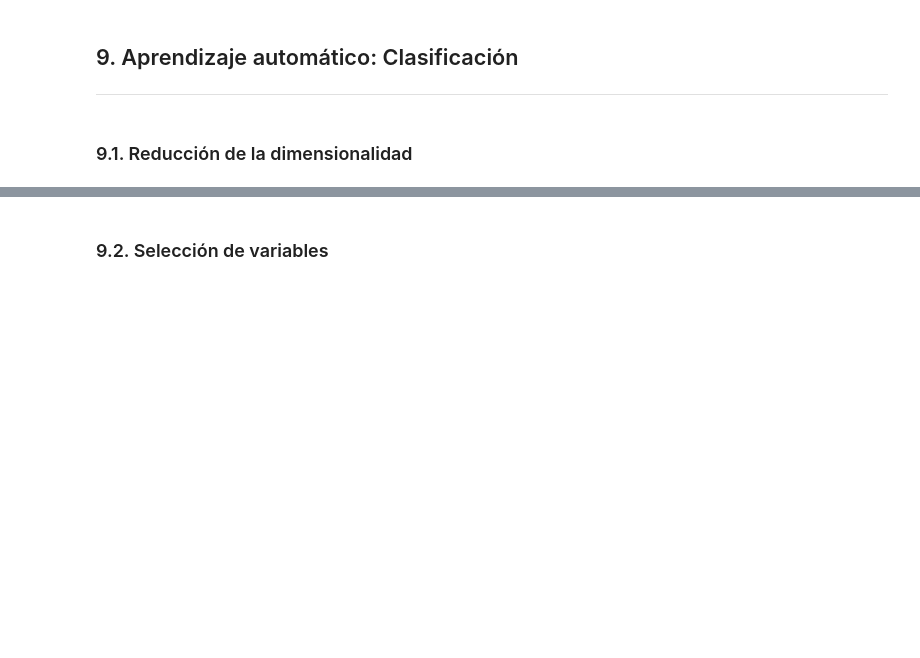
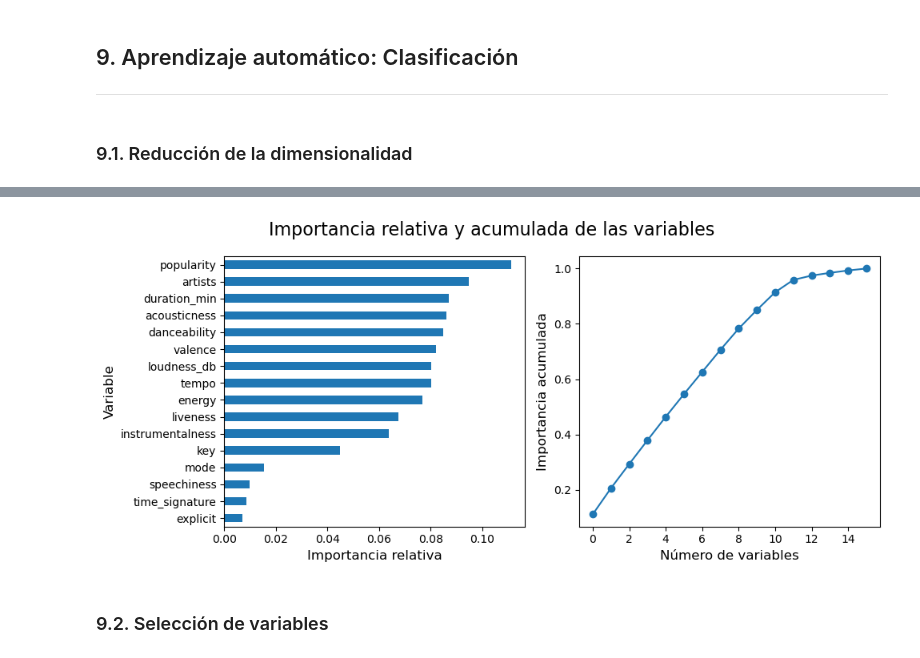
Before and after one commit to MauriJ/Data-Science, a Jupyter notebook: Desafíos/Proyecto final/Proyecto_final_Moran.ipynb, the cells around one changed output, grey strips where cells are left out. Saved outputs shown, nothing was run; the diff lists cells and outputs as text; code cells hidden in the pictures; blank space fills up the shorter version.

```diff
--- a/Desafíos/Proyecto final/Proyecto_final_Moran.ipynb
+++ b/Desafíos/Proyecto final/Proyecto_final_Moran.ipynb
@@ -521,0 +543,9 @@ Se eliminaron las columnas "Unnamed: 0", "track_id" que sólo indica el número
+# %%
+X = df_proc.drop(['track_genre'], axis = 1)
+y = df_proc['track_genre']
+
+X_train, X_test, y_train, y_test = train_test_split(X, y, random_state = 42)
+# %%
+scaler = preprocessing.StandardScaler().fit(X_train)
+X_train_scaled = scaler.transform(X_train)
+X_test_scaled = scaler.transform(X_test)
@@ -526,0 +590,8 @@ Se eliminaron las columnas "Unnamed: 0", "track_id" que sólo indica el número
+# %%
+forest = RandomForestClassifier(random_state = 0, n_jobs = -1)
+
+forest.fit(X_train_scaled, y_train)
+impor_variable = forest.feature_importances_
+# %%
+importancias = pd.DataFrame({'feature': list(X.columns), 'importance': impor_variable}).sort_values('importance', ascending = False)
+importancias
@@ -527,2 +616,18 @@ Se eliminaron las columnas "Unnamed: 0", "track_id" que sólo indica el número
+# %%
+importancias['cumulative_importance'] = np.cumsum(importancias['importance'])
+
+fig, axes = plt.subplots(1,2, figsize = (10, 4.5))
+
+importancias.sort_values('importance', ascending=True).plot.barh(y='importance', x='feature', legend=False, ax = axes[0])
+axes[1].plot(list(range(len(importancias))), importancias['cumulative_importance'], '-o')
+
+axes[0].set_xlabel('Importancia relativa', fontsize = 12); axes[0].set_ylabel('Variable', fontsize = 12)
+axes[1].set_xlabel('Número de variables', fontsize = 12); axes[1].set_ylabel('Importancia acumulada', fontsize = 12)
+plt.suptitle('Importancia relativa y acumulada de las variables', fontsize = 16)
+
+plt.tight_layout()
+plt.show()
+# %% [output]
+[figure, added]
 # %% [markdown]
 ### 9.2. Selección de variables <a class="anchor" id="seleccion"></a>
```
Also changed, not shown: parts of 19 cells of this notebook.
